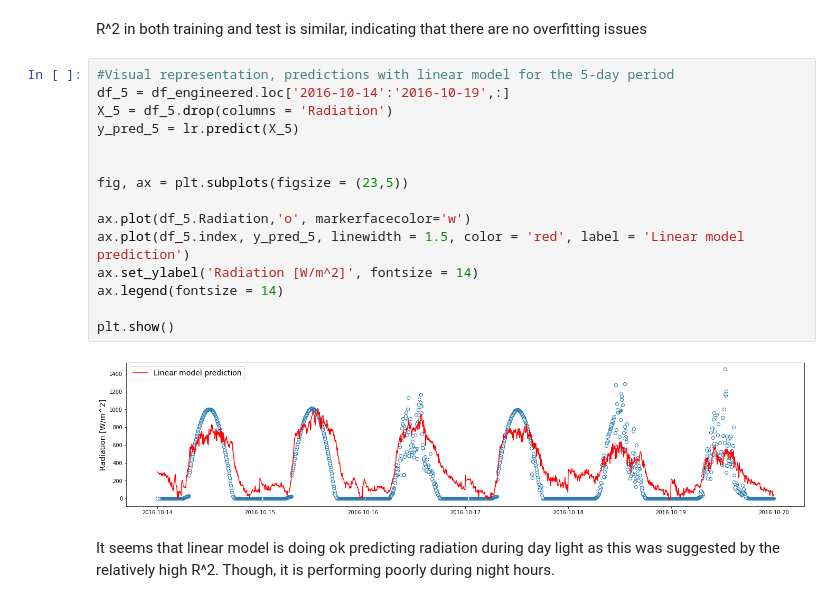
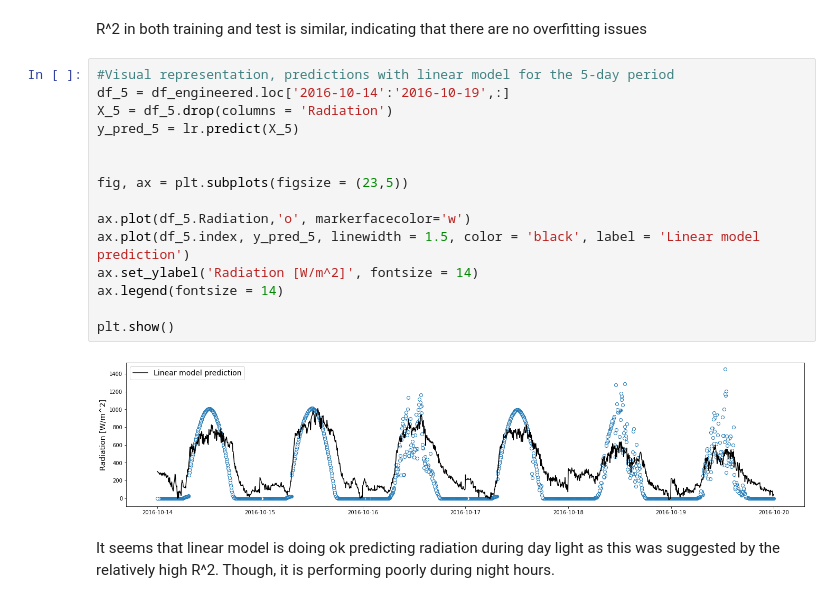
Before and after one commit to vassilispapadop/ml-solar-radiation-prediction, a Jupyter notebook: relative_time_approach.ipynb, the cells around one changed output. Saved outputs shown, nothing was run; the diff lists cells and outputs as text.

```diff
--- a/relative_time_approach.ipynb
+++ b/relative_time_approach.ipynb
@@ -355,19 +357,19 @@ R^2 in both training and test is similar, indicating that there are no overfitti
 # %%
 #Visual representation, predictions with linear model for the 5-day period
 df_5 = df_engineered.loc['2016-10-14':'2016-10-19',:]
 X_5 = df_5.drop(columns = 'Radiation')
 y_pred_5 = lr.predict(X_5)
 
 
 fig, ax = plt.subplots(figsize = (23,5))
 
 ax.plot(df_5.Radiation,'o', markerfacecolor='w')
-ax.plot(df_5.index, y_pred_5, linewidth = 1.5, color = 'red', label = 'Linear model prediction')
+ax.plot(df_5.index, y_pred_5, linewidth = 1.5, color = 'black', label = 'Linear model prediction')
 ax.set_ylabel('Radiation [W/m^2]', fontsize = 14)
 ax.legend(fontsize = 14)
 
 plt.show()
 # %% [output]
-[figure, old version]
+[figure, new version]
 # %% [markdown]
 It seems that linear model is doing ok predicting radiation during day light as this was suggested by the relatively high R^2. Though, it is performing poorly during night hours.
```
Also changed, not shown: parts of 29 cells of this notebook.
